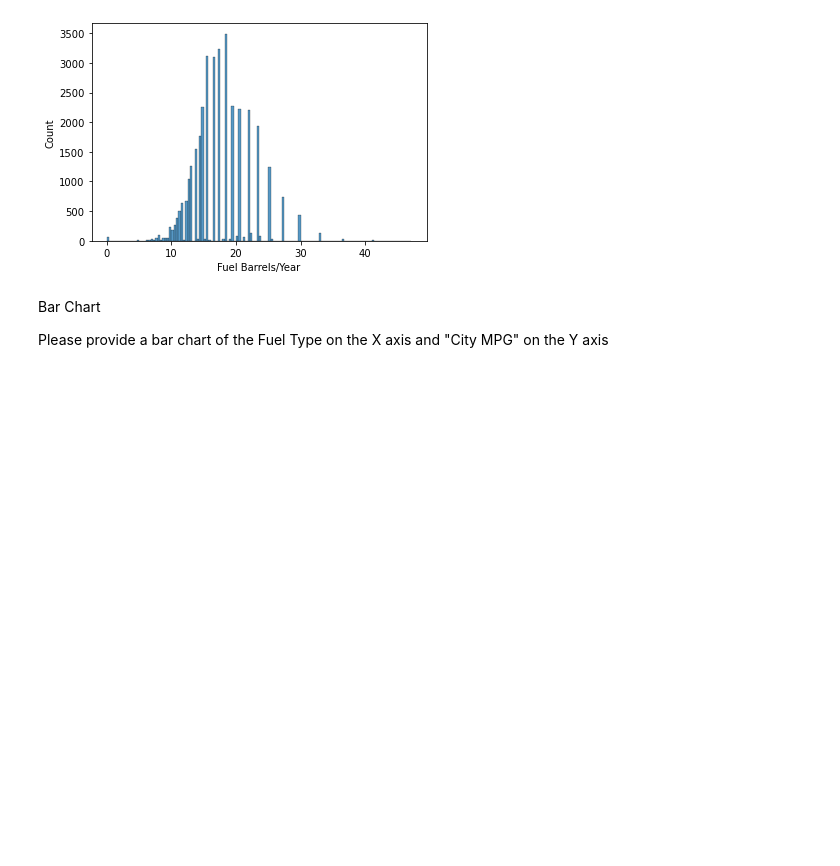
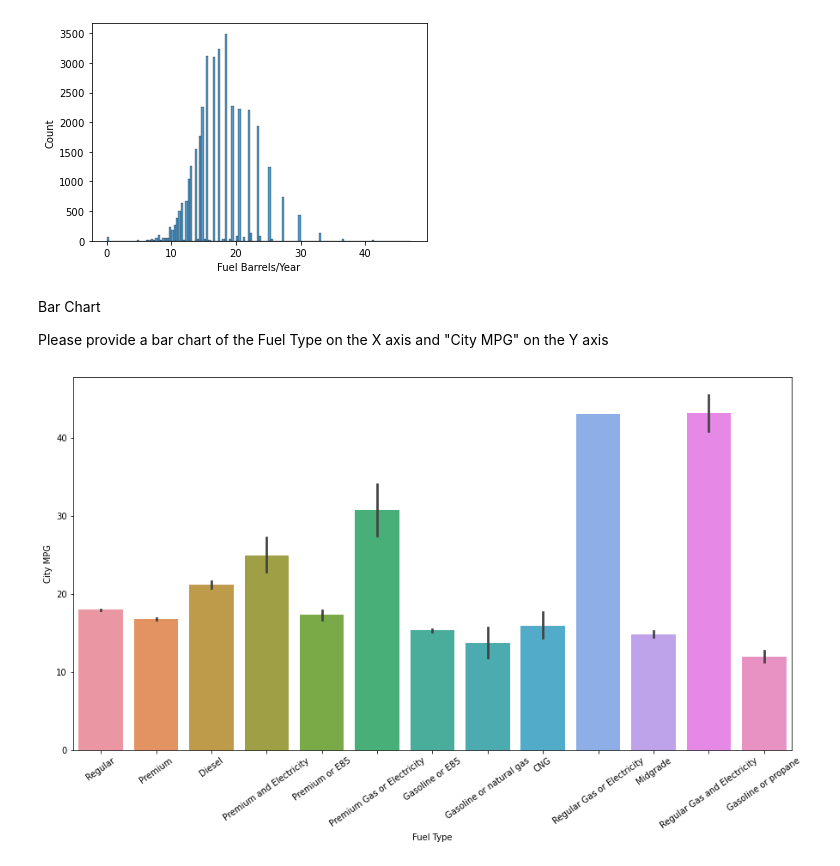
Before and after one commit to Ironhack-Data-Madrid-Abril-2021/lab_matplotlib_seaborn, a Jupyter notebook: your-code/challenge-1.ipynb, the cells around one changed output. Drawn from its saved outputs; the diff is of its cells as text; code cells hidden in the pictures; blank space fills up the shorter version.

```diff
--- a/your-code/challenge-1.ipynb
+++ b/your-code/challenge-1.ipynb
@@ -145,0 +144,11 @@ Please provide a bar chart of the Fuel Type on the X axis and "City MPG" on the
+# %%
+# your code here
+new_cols=[c.strip() for c in df.columns]
+df=df.rename(columns={k:v for k,v in zip(df.columns, new_cols)})
+df
+plt.rcParams['figure.figsize']=(15, 8)
+# %%
+sns.barplot(x='Fuel Type', y='City MPG', data=df)
+plt.xticks(rotation=35);
+# %% [output]
+[figure, added]
```
Also changed, not shown: parts of 1 cell of this notebook.
